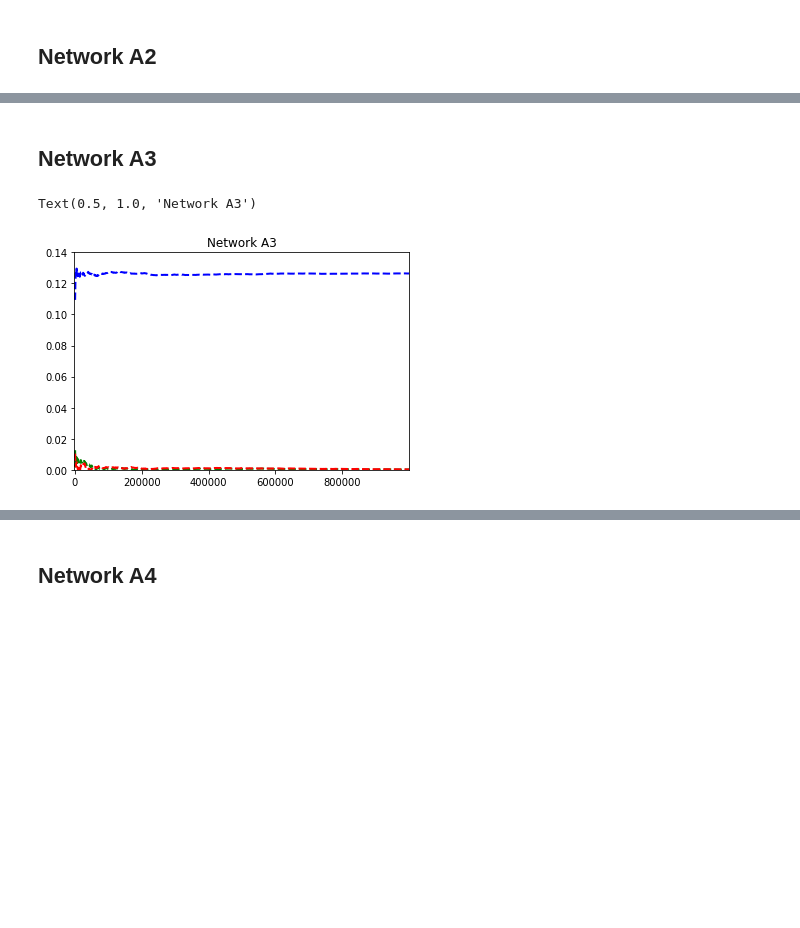
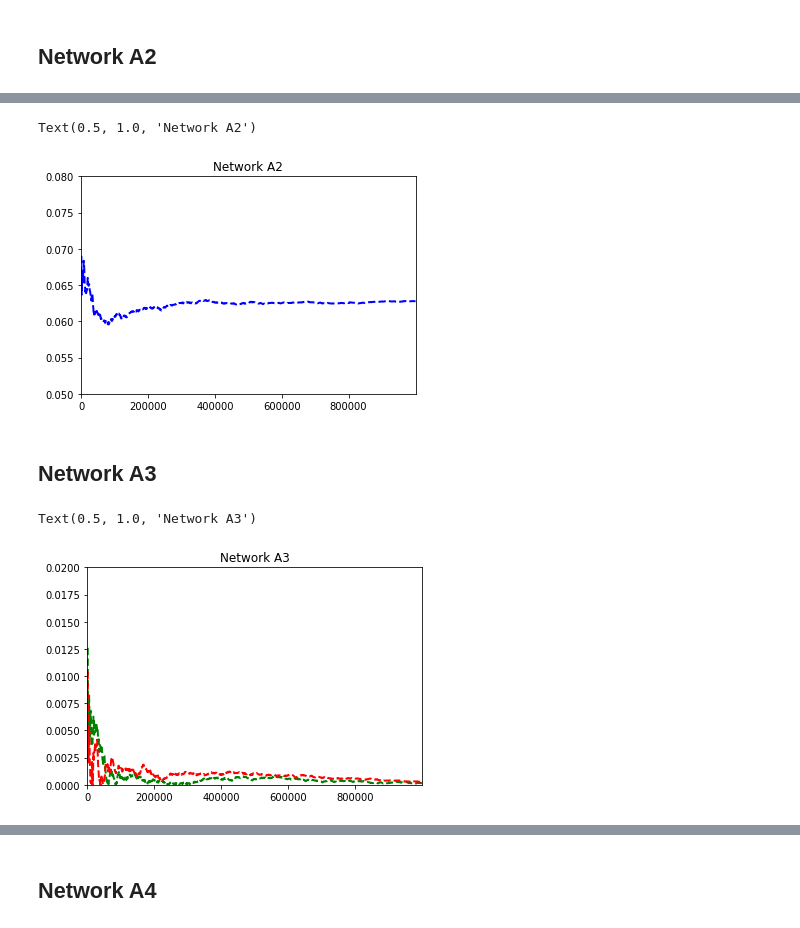
Before and after one commit to mxmboyer/decision-projet, a Jupyter notebook: data_viz.ipynb, the cells around one changed output, grey strips where cells are left out. Drawn from its saved outputs; the diff is of its cells as text; code cells hidden in the pictures; blank space fills up the shorter version.

```diff
--- a/data_viz.ipynb
+++ b/data_viz.ipynb
@@ -89,3 +101,10 @@ Text(0.5, 1.0, 'Network A2')
+# %%
+pyplot.plot(tab_y, erreur_g, color = 'blue', linestyle = 'dashed', linewidth = 2)
+pyplot.axis([-1000, 999999, 0.05, 0.08])
+pyplot.title("Network A2")
+# %% [output]
+Text(0.5, 1.0, 'Network A2')
+[figure, added]
 # %% [markdown]
 ## Network A3
 # %%
@@ -113,9 +132,8 @@ for i in range (len(df_gibbs3)):
 tab_y = [(n+1)*1000 for n in range(1000)]
 pyplot.plot(tab_y, erreur_rej, color = 'green', linestyle = 'dashed', linewidth = 2)
 pyplot.plot(tab_y, erreur_lw, color = 'red', linestyle = 'dashed', linewidth = 2)
-pyplot.plot(tab_y, erreur_g, color = 'blue', linestyle = 'dashed', linewidth = 2)
-pyplot.axis([-1000, 999999, 0, 0.14])
+pyplot.axis([-1000, 999999, 0, 0.02])
 pyplot.title("Network A3")
 # %% [output]
 Text(0.5, 1.0, 'Network A3')
-[figure, old version]
+[figure, new version]
```
Also changed, not shown: parts of 6 cells of this notebook, 11 other files.
